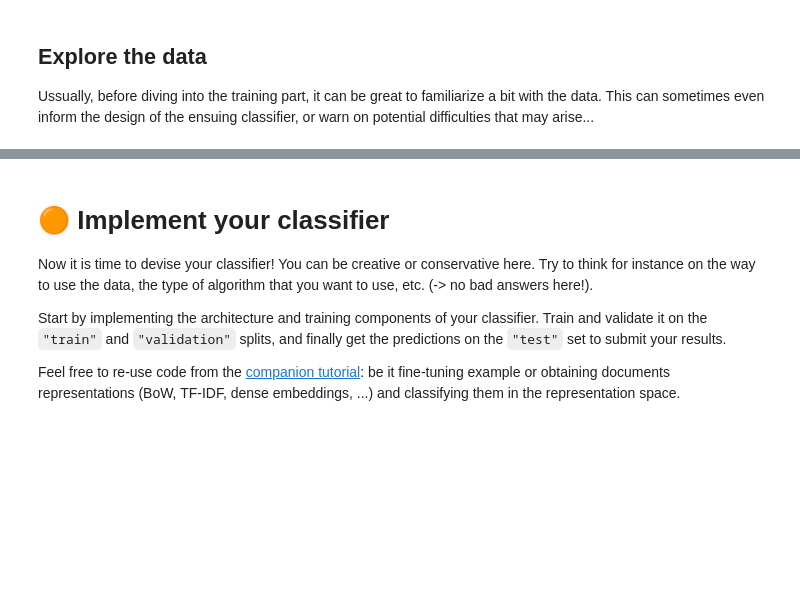
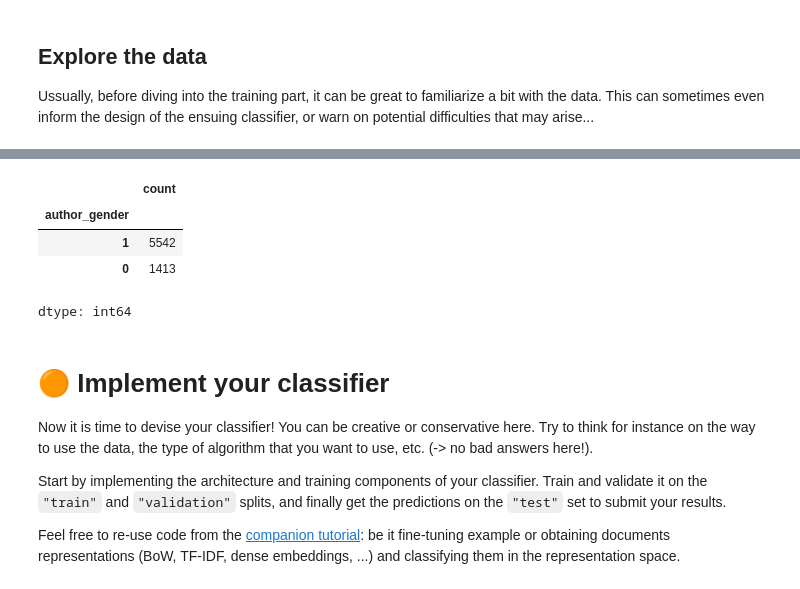
Before and after one commit to MathiasGarnier/Algorithms-All---Old, a Jupyter notebook: code/5_supervised/Hands_on_5_CanonChallenge.ipynb, the cells around one changed output, grey strips where cells are left out. Saved outputs shown, nothing was run; the diff lists cells and outputs as text; code cells hidden in the pictures; blank space fills up the shorter version.

```diff
--- a/code/5_supervised/Hands_on_5_CanonChallenge.ipynb
+++ b/code/5_supervised/Hands_on_5_CanonChallenge.ipynb
@@ -445,3 +465,11 @@ Ussually, before diving into the training part, it can be great to familiarize a
+# %%
+df_train['author_gender'].value_counts() # ultra dominé par les hommes
+# %% [output]
+|  | count |
+| author_gender |  |
+| 1 | 5542 |
+| 0 | 1413 |
+dtype: int64
 # %% [markdown]
 # 🟠 Implement your classifier
 
```
Also changed, not shown: parts of 5 cells of this notebook.
